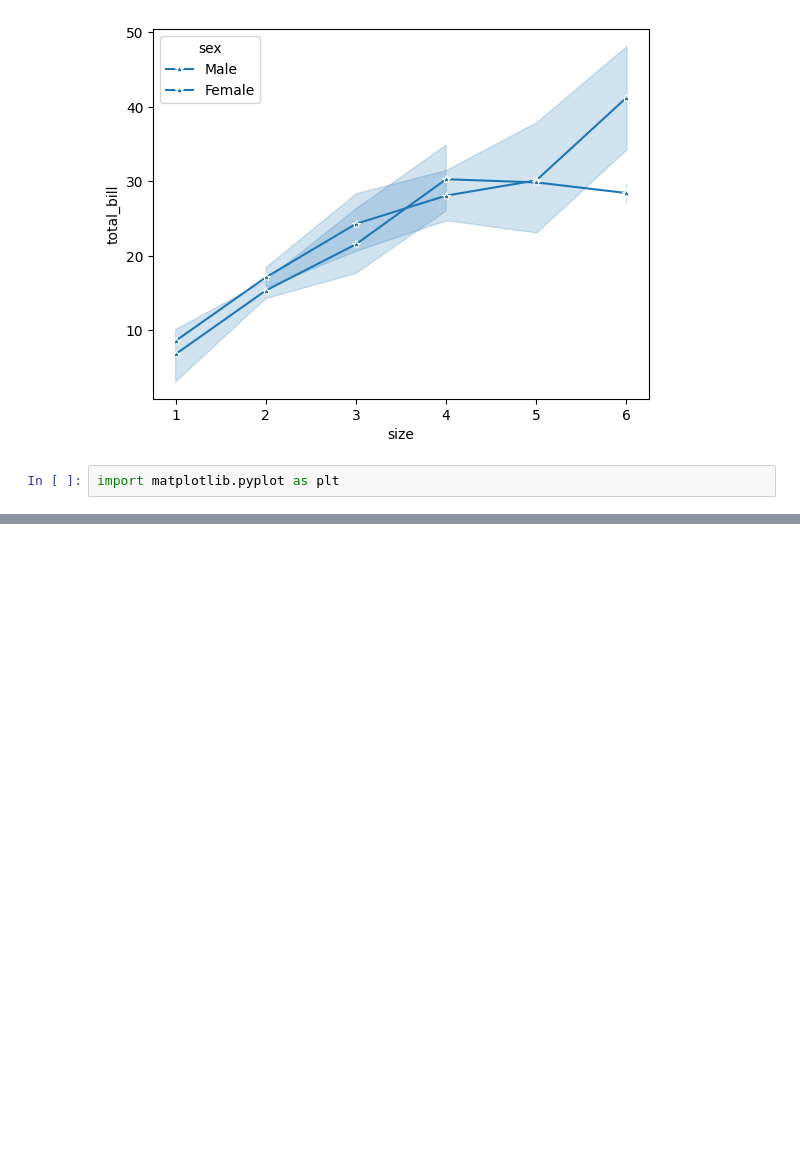
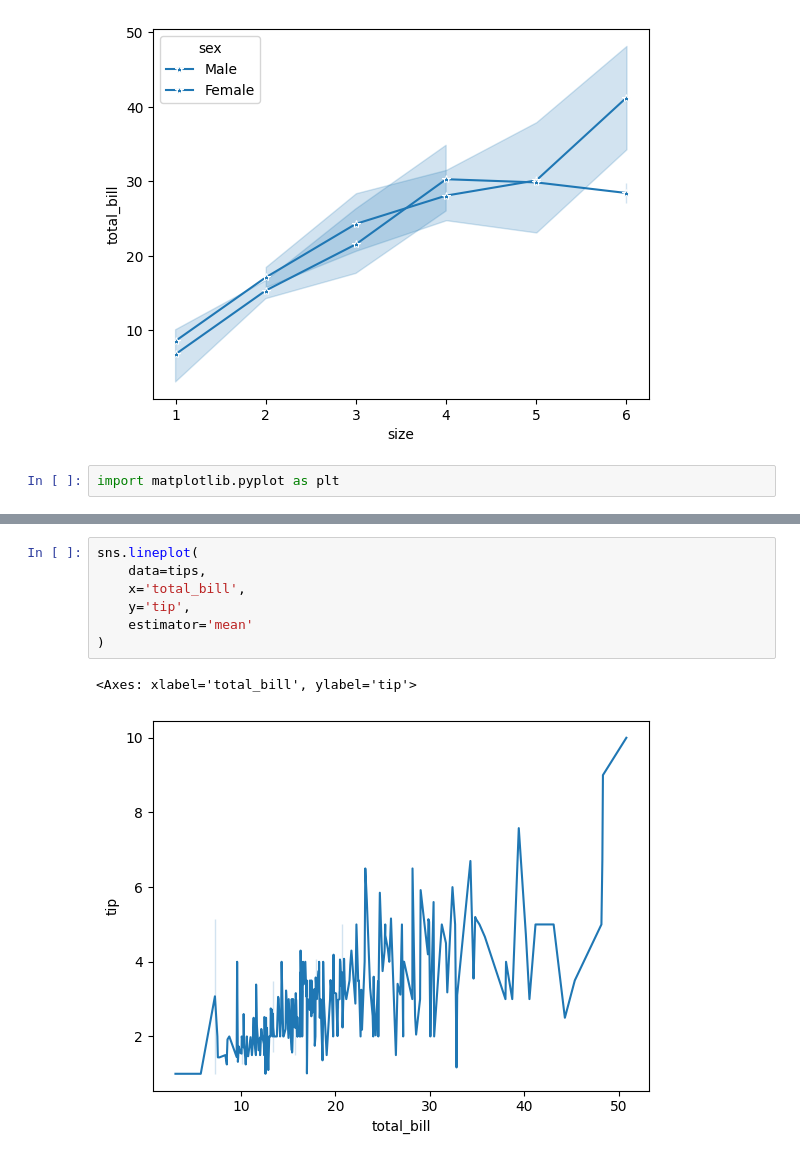
Before and after one commit to kshitij-commit/DataScience, a Jupyter notebook: 05_seaborn/02_relational-plots.ipynb, the cells around one changed output, grey strips where cells are left out. Saved outputs shown, nothing was run; the diff lists cells and outputs as text; blank space fills up the shorter version.

Commit message:
feat: add estimator parameter for lineplot

```diff
--- a/05_seaborn/02_relational-plots.ipynb
+++ b/05_seaborn/02_relational-plots.ipynb
@@ -558,0 +576,10 @@ import matplotlib.pyplot as plt
+# %%
+sns.lineplot(
+    data=tips,
+    x='total_bill',
+    y='tip',
+    estimator='mean'
+)
+# %% [output]
+<Axes: xlabel='total_bill', ylabel='tip'>
+[figure, added]
```
Also changed, not shown: parts of 7 cells of this notebook.
